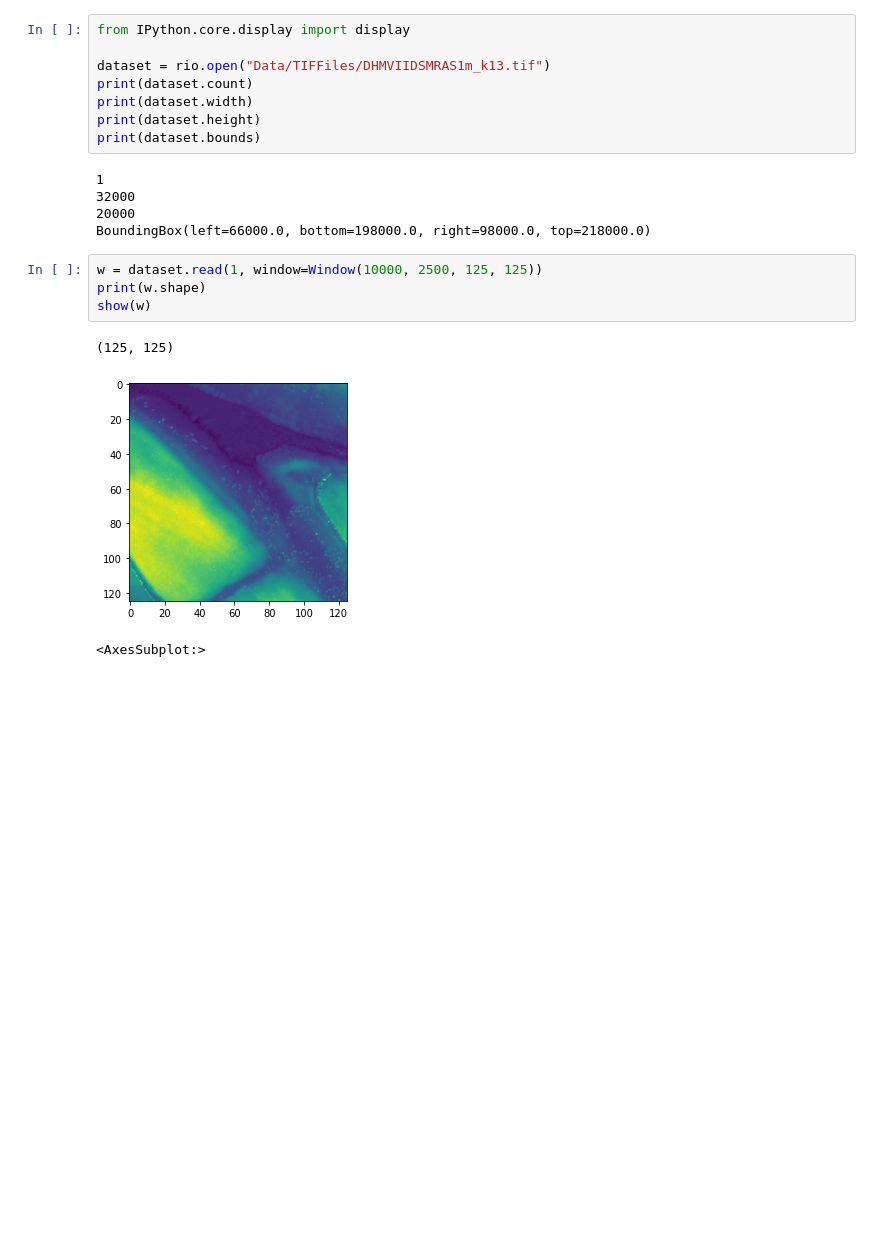
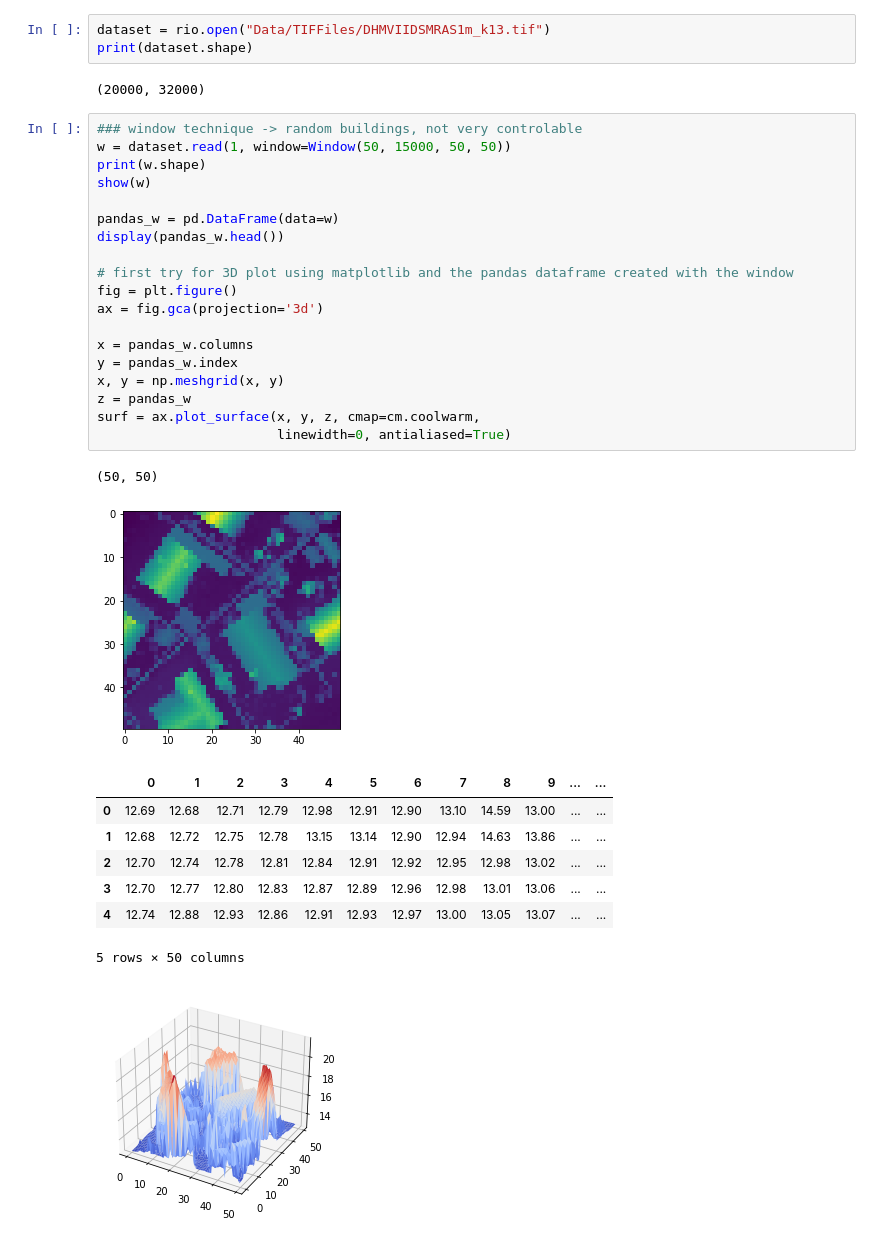
Before and after one commit to Nathanfont7878/3D-House-Lidar, a Jupyter notebook: test.ipynb, the cells around one changed output. Drawn from its saved outputs; the diff is of its cells as text; blank space fills up the shorter version.

```diff
--- a/test.ipynb
+++ b/test.ipynb
@@ -11,22 +20,36 @@ import pandas as pd
 import geopandas as gpd
 # %%
-from IPython.core.display import display
-
 dataset = rio.open("Data/TIFFiles/DHMVIIDSMRAS1m_k13.tif")
-print(dataset.count)
-print(dataset.width)
-print(dataset.height)
-print(dataset.bounds)
+print(dataset.shape)
 # %% [output]
-1
-32000
-20000
-BoundingBox(left=66000.0, bottom=198000.0, right=98000.0, top=218000.0)
+(20000, 32000)
-# %%
-w = dataset.read(1, window=Window(10000, 2500, 125, 125))
-print(w.shape)
-show(w)
-# %% [output]
-(125, 125)
-[figure, removed]
-<AxesSubplot:>
+# %%
+### window technique -> random buildings, not very controlable
+w = dataset.read(1, window=Window(50, 15000, 50, 50))
+print(w.shape)
+show(w)
+
+pandas_w = pd.DataFrame(data=w)
+display(pandas_w.head())
+
+# first try for 3D plot using matplotlib and the pandas dataframe created with the window
+fig = plt.figure()
+ax = fig.gca(projection='3d')
+
+x = pandas_w.columns
+y = pandas_w.index
+x, y = np.meshgrid(x, y)
+z = pandas_w
+surf = ax.plot_surface(x, y, z, cmap=cm.coolwarm,
+                       linewidth=0, antialiased=True)
+# %% [output]
+(50, 50)
+[figure, added]
+|  | 0 | 1 | 2 | 3 | 4 | 5 | 6 | 7 | 8 | 9 | ... | ... |
+| 0 | 12.69 | 12.68 | 12.71 | 12.79 | 12.98 | 12.91 | 12.90 | 13.10 | 14.59 | 13.00 | ... | ... |
+| 1 | 12.68 | 12.72 | 12.75 | 12.78 | 13.15 | 13.14 | 12.90 | 12.94 | 14.63 | 13.86 | ... | ... |
+| 2 | 12.70 | 12.74 | 12.78 | 12.81 | 12.84 | 12.91 | 12.92 | 12.95 | 12.98 | 13.02 | ... | ... |
+| 3 | 12.70 | 12.77 | 12.80 | 12.83 | 12.87 | 12.89 | 12.96 | 12.98 | 13.01 | 13.06 | ... | ... |
+| 4 | 12.74 | 12.88 | 12.93 | 12.86 | 12.91 | 12.93 | 12.97 | 13.00 | 13.05 | 13.07 | ... | ... |
+5 rows × 50 columns
+[figure, added]
```
Also changed, not shown: parts of 3 cells of this notebook.
